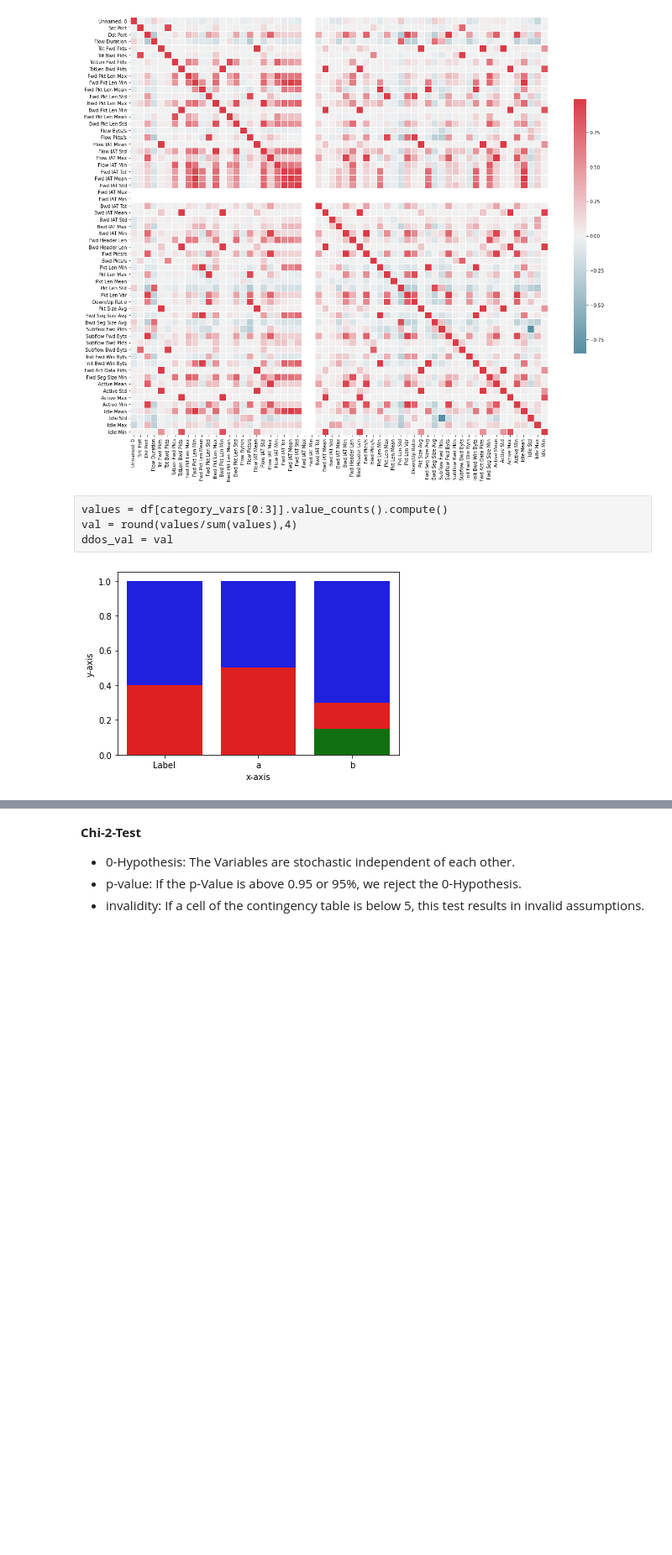
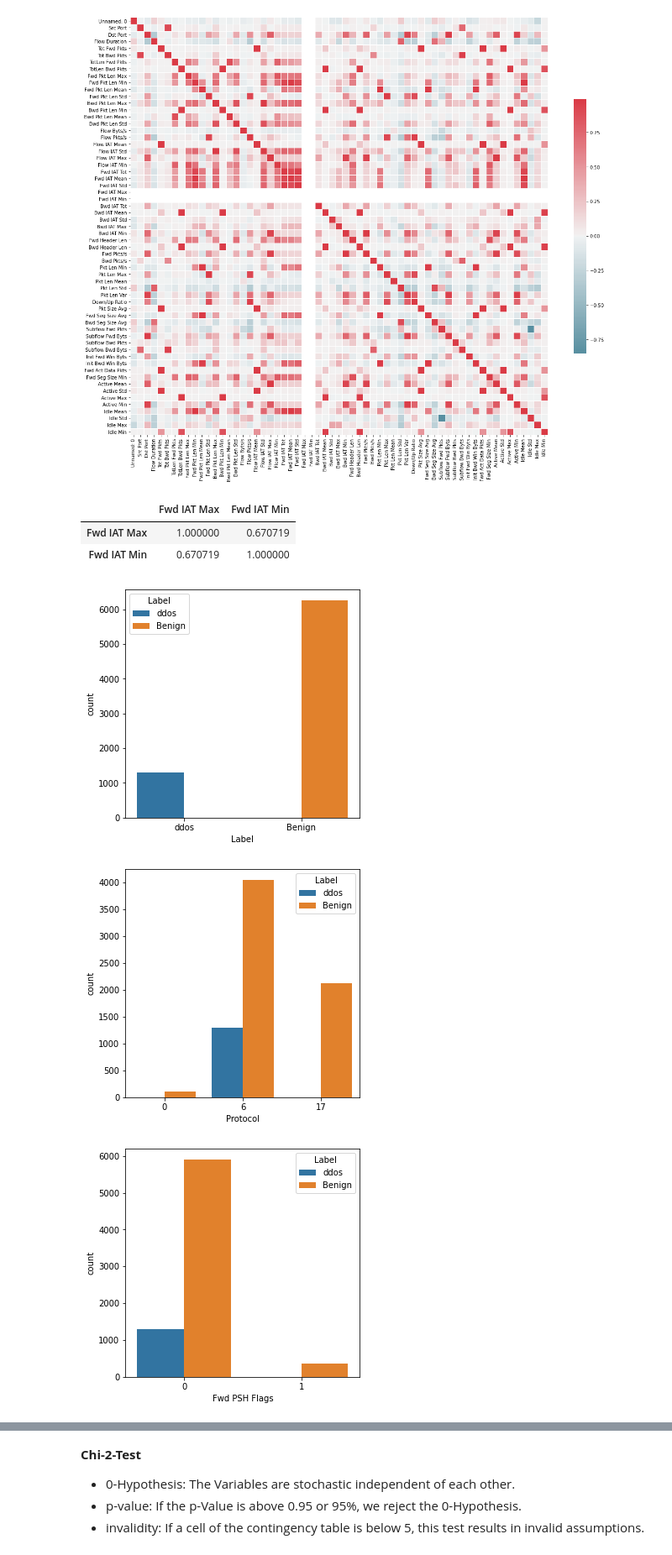
Before and after one commit to Irish-77/ddos-dompteure, a Jupyter notebook: data_exploration.ipynb, the cells around one changed output, grey strips where cells are left out. Shown: that part at 84% size. Saved outputs shown, nothing was run; the diff lists cells and outputs as text; code cells hidden in the pictures; blank space fills up the shorter version.

Commit message:
add diagrams

```diff
--- a/data_exploration.ipynb
+++ b/data_exploration.ipynb
@@ -11,5 +11,7 @@ import numpy as np
 import seaborn as sns
 import matplotlib.pyplot as plt
 import dask.array as da
+# %%
+IMAGE_FOLDER = './img/'
 # %%
 df_fast = df.sample(frac=0.001, random_state = 1).compute()
@@ -72,25 +66,25 @@ df.set_index('App').T.plot(kind='bar', stacked=True)
-# %% [raw]
-values = df[category_vars[0:3]].value_counts().compute()
-val = round(values/sum(values),4)
-ddos_val = val
-# %%
-df1 = pd.DataFrame({
-    'X': ["Label", "a", "b"],
-    'Y': [1, 1, 1],
-    'Z': [0.4, 0.5, 0.3],
-    'a': [0, 0, 0.15],
-})
-
-# creating subplots
-ax = plt.subplots()
-
-# plotting columns
-ax = sns.barplot(x=df1["X"], y=df1["Y"], color='b')
-ax = sns.barplot(x=df1["X"], y=df1["Z"], color='r')
-ax = sns.barplot(x=df1["X"], y=df1["a"], color='g')
-ax.set(xlabel="x-axis", ylabel="y-axis")
-
-# visulaizing illustration
-plt.show()
-# %% [output]
-[figure, removed]
+# %%
+# Fwd IAT Max/Min untersuchen
+df_fast[['Fwd IAT Max', 'Fwd IAT Min']].corr()
+# %% [output]
+|  | Fwd IAT Max | Fwd IAT Min |
+| Fwd IAT Max | 1.000000 | 0.670719 |
+| Fwd IAT Min | 0.670719 | 1.000000 |
+# %%
+# TODO
+for c in continuous_vars:
+    fig, axes = plt.subplots(ncols=2, figsize=(10,5))
+    sns.boxplot(data=df_fast[c], orient='h', ax=axes[0]).set_title(c)
+    sns.histplot(data=df_fast[c], kde=True, ax=axes[1], stat='density')
+    file_name=IMAGE_FOLDER+c.lower().replace(' ', '_').replace(':', '').replace('/', '_') + '.png'
+    fig.savefig(file_name)
+# %%
+for c in category_vars:
+    fig, axes = plt.subplots(ncols=1, figsize=(5,5))
+    sns.countplot(x=c, hue="Label", data=df_fast, ax=axes)
+    file_name=IMAGE_FOLDER+c.lower().replace(' ', '_').replace(':', '').replace('/', '_') + '.png'
+    fig.savefig(file_name)
+# %% [output]
+[figure, added]
+[figure, added]
+[figure, added]
```
Also changed, not shown: parts of 9 cells of this notebook, 34 other files.
